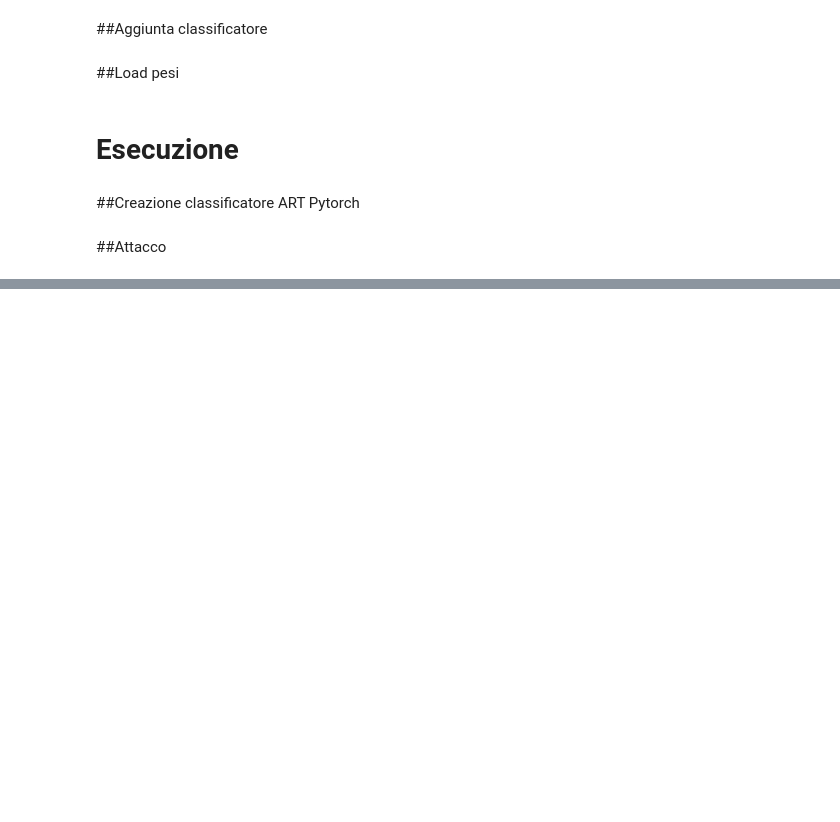
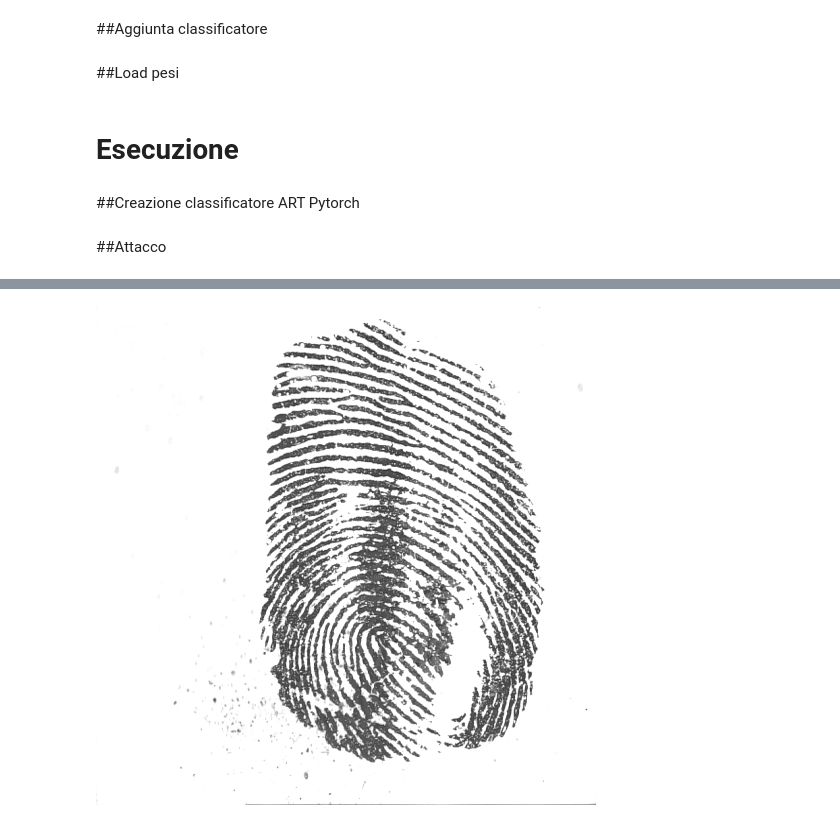
Before and after one commit to umbertogagl97/FAdA, a Jupyter notebook: examples/Attacco_scanner.ipynb, the cells around one changed output, grey strips where cells are left out. Saved outputs shown, nothing was run; the diff lists cells and outputs as text; code cells hidden in the pictures; blank space fills up the shorter version.

Commit message:
inserite varie versioni attacchi

```diff
--- a/examples/Attacco_scanner.ipynb
+++ b/examples/Attacco_scanner.ipynb
@@ -142,7 +142,7 @@ print(dim_set)
 # %% [markdown]
 eseguire solo se si vuole provare con poche img
 # %%
-n=3
+n=2
 
 test_dataset.samples=test_dataset.samples[:n]
 
@@ -207,28 +207,47 @@ import random
 import time
 
 #optional flags
-save_img_print=True
-show_img_progress=False
-save_img_adv=False
+save_img_print=True       #salva immagini adv in una lista per stampare successivamente il subplot
+show_img_progress=True   #mostra immagini ed altre info durante l'attacco
+save_img_adv=True        #salva immagini adv finali su Drive
 
-path_save_adv='/content/gdrive/MyDrive/Results/'
+path_save_adv='/content/gdrive/MyDrive/prova/'
+
+#attack version
+v=2
+
+#iperparametri
+dilat=False
+v_n=False
+conf_n=0
+probabilities_n=[0,0]
+conf_in=0.8
+iter=5
+if v==3: rand_m=False
+else: rand_m=True
+target=classes_name.index('Live') #0 live, 1 spoof
+jmax=5
+confidence_loop=0.8
+if (v==4 or v==5):
+  element = ball(1)
+  dilat=True
+if v==5:
+  am=0.3
+  v_n=True
+  conf_n=0.65
 
 # list attacks
-#attack = IterativeFastGradientMethod(estimator=classifier, eps=10000,eps_step=0.0005,class_target=classes_name.index('Live'),max_iter=150,confidence=0.8)
+attack = AutoProjectedGradientDescent_mod(classifier,eps=0.5,eps_step=0.3,nb_random_init=2,max_iter=iter,class_target=target,confidence=conf_in,verbose=False,random_mask=rand_m)
+#attack = IterativeFastGradientMethod(estimator=classifier, eps=10000,eps_step=0.0005,class_target=target,max_iter=iter,confidence=conf_in,random_mask=rand_m)
+#attack = DeepFool_mod(classifier, epsilon=0.1,max_iter=iter,nb_grads=2,class_target=target,confidence=conf_in,max_over=10,verbose=False,random_mask=rand_m)
 
-attack = AutoProjectedGradientDescent_mod(classifier,eps=0.5,eps_step=0.3,nb_random_init=1,max_iter=1,class_target=classes_name.index('Live'),confidence=0.8,verbose=False)
+if save_img_print:
+  x_print=[]
+  y_print=[]
+  x_print_adv=[]
+  y_print_adv=[]
+  perturb_print=[]
 
-#attack = DeepFool_mod(classifier, epsilon=0.1,max_iter=50,nb_grads=2,class_target=classes_name.index('Live'),confidence=0.8,max_over=10,verbose=False)
-
-#altri iperparametri
-jmax=5
-confidence_loop=0.8
-
-x_print=[]
-y_print=[]
-x_print_adv=[]
-y_print_adv=[]
-perturb_print=[]
 Test_p = pd.DataFrame()
 
 # starting time
@@ -250,32 +269,51 @@ for input,label in testgen:
     #calcola maschera
     m=compute_mask(torch.Tensor(x_test),dim_contours=8,n_rect=1) #per latex_greenbit usa dim_contours=8,n_rect=1
     #effettua enhancement
-    x_test_p=enhanc(x_test,m)
+    if v==1: x_test_p=x_test.copy()
+    else:
+      x_test_p=enhanc(x_test,m)
+      if dilat: x_test_p=erosion(x_test_p[0], element)
+      if v_n==True:
+        noise=(random_noise(np.ones([500,500]), mode='pepper',amount=am))+np.random.random([500,500])
+        noise=np.where(m==0,1,noise)
+        x_n=(x_test_p*noise)#.type(torch.float)
+        x_n=np.clip(x_n,0,1)
+        _,probabilities_n,_=test_average(classifier,torch.Tensor(x_n),transf_init)
+      pred,probabilities,_=test_average(classifier,torch.Tensor(x_test_p),transf_init)
 
     if show_img_progress:
       print('\nimg iniziale')
       cv2_imshow(x_test[0].transpose(1,2,0)*255)
       print('maschera')
       cv2_imshow(m*255)
-      print('enhancement')
-      cv2_imshow(x_test_p[0].transpose(1,2,0)*255)
-
-    pred,probabilities,_=test_average(classifier,torch.Tensor(x_test_p),transf_init)
+      if v!=1:
+        print('enhancement')
+        cv2_imshow(x_test_p[0].transpose(1,2,0)*255)
 
     #resize maschera per usarla nell'attacco
     m_at = cv2.resize(m, (224,224),interpolation=cv2.INTER_NEAREST)
 
     j=0
-    while (j<jmax and probabilities[0]<confidence_loop):
+    while (j<jmax and (probabilities[0]<confidence_loop or probabilities_n[0]<conf_n)):
       j+=1
 
       #attacco
       x_test_adv=attack.generate(mask_mod=m_at, x=x_test_p, y=y_test, enh=False)
+
       #resize alle dim iniziali ed enhancement
       x_test_adv=enhanc(x_test_adv,m,[size_init[0],size_init[1]])
+      if dilat: x_test_adv=erosion(x_test_adv[0], element)
+      if v_n==True:
+        noise=(random_noise(np.ones([500,500]), mode='pepper',amount=am))+np.random.random([500,500])
+        noise=np.where(m==0,1,noise)
+        x_n=(x_test_p*noise)#.type(torch.float)
+        x_n=np.clip(x_n,0,1)
+        _,probabilities_n,_=test_average(classifier,torch.Tensor(x_n),transf_init)
+
       if show_img_progress:
         print('img iterazione: '+str(j))
         cv2_imshow(x_test_adv[0].transpose(1,2,0)*255)
+
       #test
       x_test_p=x_test_adv.copy()
       x_test_adv=torch.Tensor(x_test_adv)
@@ -283,14 +321,14 @@ for input,label in testgen:
       if show_img_progress:
         print(probabilities)
 
-    if save_img_adv:
+    if save_img_adv: #salva solo immagini che diventano Live
       if pred==0:
         cv2.imwrite(path_save_adv+'img_adv/'+filename,x_test_adv[0].numpy().transpose(1,2,0)*255)
 
     Test_p = Test_p.append({'name': filename,
                             'predicted': classes_name[pred], #qui metti pred
                             'real': classes_name[int(label)] ,
-                            'prob_live': round(probabilities[0]*100,4),},ignore_index = True)
+                            'liveness': round(probabilities[0]*100,4),},ignore_index = True)
 
     if save_img_print:
       #salva tutte le immagini
@@ -324,0 +364 @@ Elem: 12/1448
+[figure, added]
```
Also changed, not shown: parts of 45 cells of this notebook.
